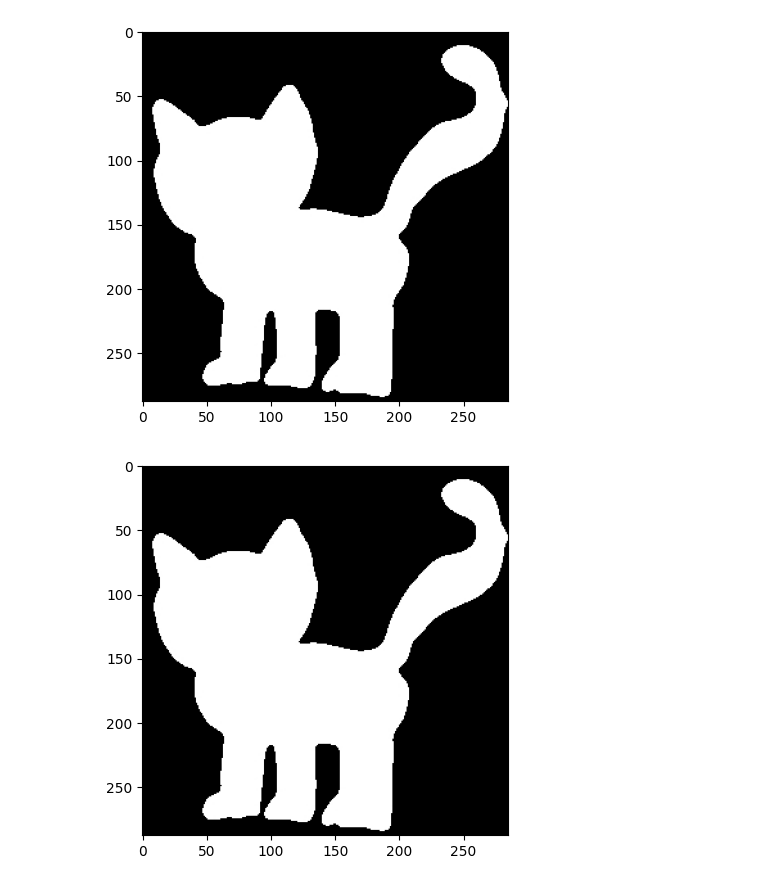
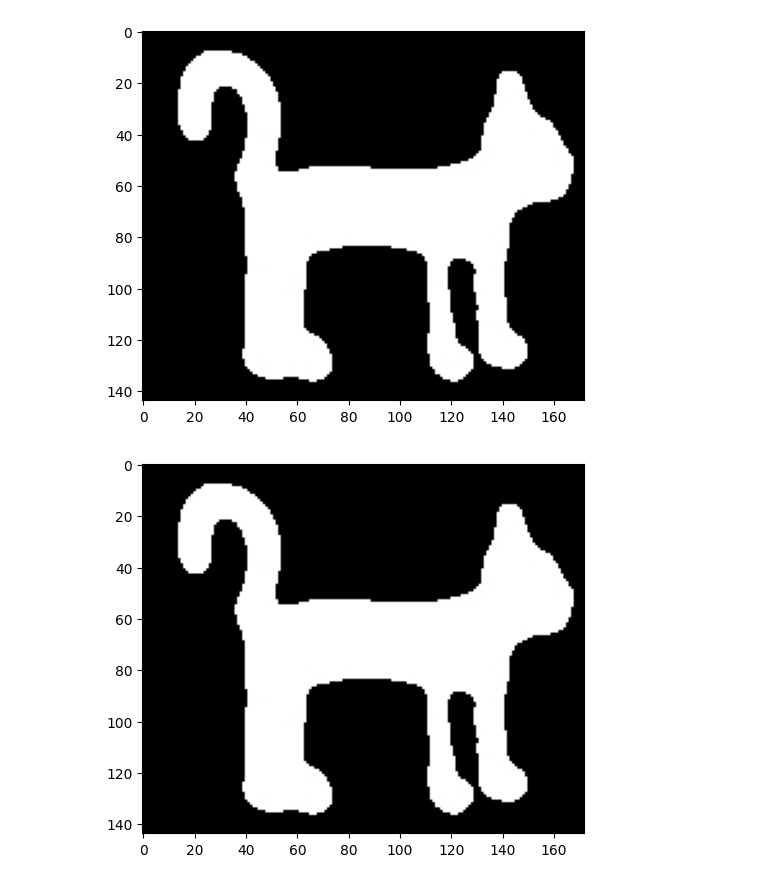
Before and after one commit to shellrider-games/bachelor-thesis, a Jupyter notebook: notebooks/skeletonisation/skeletonize.ipynb, the cells around one changed output. Saved outputs shown, nothing was run; the diff lists cells and outputs as text; code cells hidden in the pictures.

```diff
--- a/notebooks/skeletonisation/skeletonize.ipynb
+++ b/notebooks/skeletonisation/skeletonize.ipynb
@@ -7,9 +8,9 @@ from scipy.spatial import Voronoi, voronoi_plot_2d
 # %%
-img = cv2.imread('cat_2_mask_classical.jpg')
+img = cv2.imread('cat_1_mask_classical.jpg')
 plt.imshow(img)
 plt.show()
 # %% [output]
-[figure, old version]
+[figure, new version]
 # %%
 kernel = np.ones((3, 3), np.uint8)
 img = cv2.erode(img, kernel)
@@ -17,7 +18,7 @@ img = cv2.dilate(img,kernel)
 plt.imshow(img)
 plt.show()
 # %% [output]
-[figure, old version]
+[figure, new version]
 # %%
 grayscale = cv2.cvtColor(img, cv2.COLOR_BGR2GRAY)
 _, thresholded = cv2.threshold(grayscale, 127, 255, 0)
```
Also changed, not shown: parts of 6 cells of this notebook.
